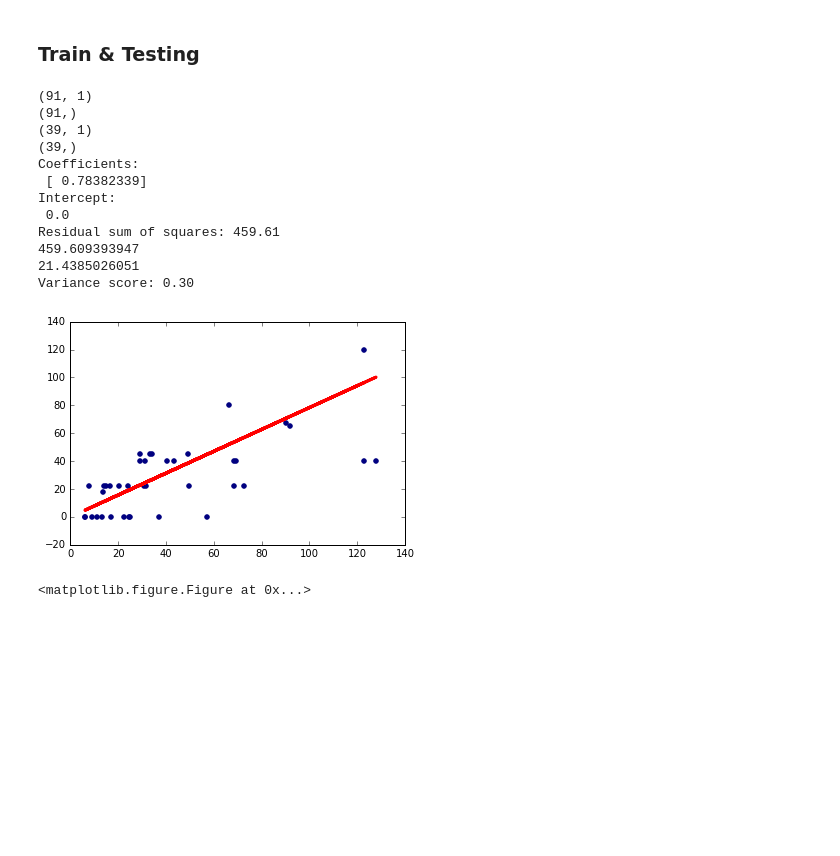
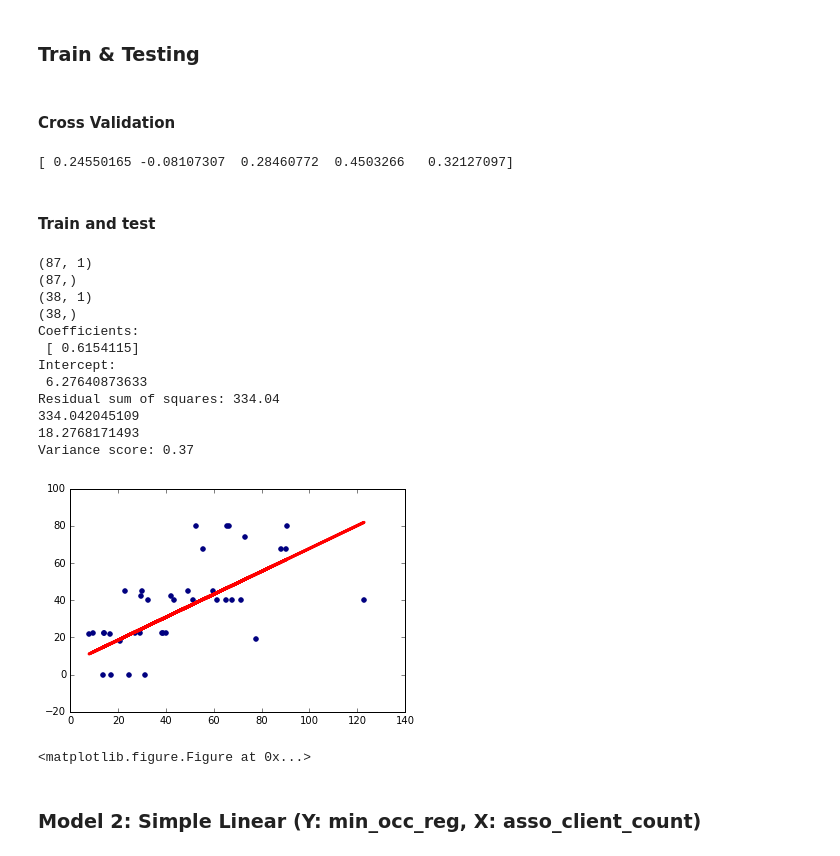
Before and after one commit to ConorSheehan1/ReSTimator_Team1100, a Jupyter notebook: app/project/Untitled.ipynb, the cells around one changed output. Saved outputs shown, nothing was run; the diff lists cells and outputs as text; code cells hidden in the pictures; blank space fills up the shorter version.

```diff
--- a/app/project/Untitled.ipynb
+++ b/app/project/Untitled.ipynb
@@ -403,2 +155,2 @@ See the caveats in the documentation: http://pandas.pydata.org/pandas-docs/stabl
 # %%
-df_abt["occupancy_number_adj"] = df_abt["adjustment"] + df_abt["occupancy_number"]
+# df_abt["occupancy_number_adj"] = df_abt["adjustment"] + df_abt["occupancy_number"]
@@ -477,0 +187,3 @@ df_regression
+# %%
+df_reg_1= df_abt[["min_occ_reg", "authenticated_client_count"]].copy()
+# df_reg_1
@@ -555,30 +288,28 @@ Warnings:
 # %% [markdown]
 #### Scikit Learn
 # %%
-X = df_regression["authenticated_client_count"].reshape(len(df_regression["authenticated_client_count"]), 1)
-y = df_regression["occupancy_number_adj"]
+X = df_reg_1["authenticated_client_count"].reshape(len(df_reg_1["authenticated_client_count"]), 1)
+y = df_reg_1["min_occ_reg"]
 
-lm_scikit = LinearRegression(fit_intercept=False)
+lm_scikit_1 = LinearRegression()
 
 # Fit the model
-lm_scikit.fit(X, y)
+lm_scikit_1.fit(X, y)
 
 # Coefficients
-print("Coefficients: \n", lm_scikit.coef_)
+print("Coefficients: \n", lm_scikit_1.coef_)
 # The intercept
-print('Intercept: \n', lm_scikit.intercept_)
+print('Intercept: \n', lm_scikit_1.intercept_)
 # The mean square error: MSE is more popular than MAE because MSE "punishes" larger errors.
 # But, RMSE is even more popular than MSE because RMSE is interpretable in the "y" units.
-print("Residual sum of squares: %.2f" % np.mean((lm_scikit.predict(X) - y) ** 2))
-print(metrics.mean_squared_error(y, lm_scikit.predict(X)))
-print(np.sqrt(metrics.mean_squared_error(y, lm_scikit.predict(X))))
-
+print("Residual sum of squares: %.2f" % metrics.mean_squared_error(y, lm_scikit_1.predict(X)))
+print("Square Root of Residual sum of squares: %.2f" % np.sqrt(metrics.mean_squared_error(y, lm_scikit_1.predict(X))))
 # Explained variance score: coefficient of determination (R^2)
-print("Variance score: %.2f" % lm_scikit.score(X, y))
+print("Variance score: %.2f" % lm_scikit_1.score(X, y))
 
 # Plot outputs
 plt.scatter(X, y,  color='navy')
-plt.plot(X, lm_scikit.predict(X), color='red',linewidth=2)
+plt.plot(X, lm_scikit_1.predict(X), color='red',linewidth=2)
 plt.figure(figsize=(20,20))
 plt.show()
 # %% [output]
@@ -641,45 +330,56 @@ See the caveats in the documentation: http://pandas.pydata.org/pandas-docs/stabl
 # %% [markdown]
 ### Train & Testing
+# %% [markdown]
+#### Cross Validation
+# %%
+R2_scores_1 = cross_val_score(lm_scikit_1.fit(X, y), X.astype(int), y.astype(int), cv=5, scoring="r2")
+print(R2_scores_1)
+# %% [output]
+[ 0.24550165 -0.08107307  0.28460772  0.4503266   0.32127097]
+# %% [markdown]
+#### Train and test
 # %%
 X_train, X_test, y_train, y_test = train_test_split(X, y, test_size=0.3)
 print(X_train.shape)
 print(y_train.shape)
 print(X_test.shape)
 print(y_test.shape)
 
+lm_scikit_1_t = LinearRegression()
+
 # Train the model using the training sets
-lm_scikit.fit(X_train, y_train)
+lm_scikit_1_t.fit(X_train, y_train)
 
 # The coefficients
-print('Coefficients: \n', lm_scikit.coef_)
+print('Coefficients: \n', lm_scikit_1_t.coef_)
 # The intercept
-print('Intercept: \n', lm_scikit.intercept_)
+print('Intercept: \n', lm_scikit_1_t.intercept_)
 # The mean square error
-print("Residual sum of squares: %.2f" % np.mean((lm_scikit.predict(X_test) - y_test) ** 2))
-print(metrics.mean_squared_error(y_test, lm_scikit.predict(X_test)))
-print(np.sqrt(metrics.mean_squared_error(y_test, lm_scikit.predict(X_test))))
+print("Residual sum of squares: %.2f" % np.mean((lm_scikit_1_t.predict(X_test) - y_test) ** 2))
+print(metrics.mean_squared_error(y_test, lm_scikit_1_t.predict(X_test)))
+print(np.sqrt(metrics.mean_squared_error(y_test, lm_scikit_1_t.predict(X_test))))
 # Explained variance score: coefficient of determination (R^2)
-print('Variance score: %.2f' % lm_scikit.score(X_test, y_test))
+print('Variance score: %.2f' % lm_scikit_1_t.score(X_test, y_test))
 
 # Plot outputs
 plt.scatter(X_test, y_test,  color='navy')
-plt.plot(X_test, lm_scikit.predict(X_test), color='red',linewidth=3)
+plt.plot(X_test, lm_scikit_1_t.predict(X_test), color='red',linewidth=3)
 plt.figure(figsize=(20,20))
 plt.show()
 # %% [output]
-(91, 1)
-(91,)
-(39, 1)
-(39,)
+(87, 1)
+(87,)
+(38, 1)
+(38,)
 Coefficients:
- [ 0.78382339]
+ [ 0.6154115]
 Intercept:
- 0.0
-Residual sum of squares: 459.61
-459.609393947
-21.4385026051
-Variance score: 0.30
+ 6.27640873633
+Residual sum of squares: 334.04
+334.042045109
+18.2768171493
+Variance score: 0.37
-[figure, old version]
+[figure, new version]
 <matplotlib.figure.Figure at 0x...>
 # %%
 # plt.scatter(lm_scikit.predict(X_train), lm_scikit.predict(X_train) - y_train, color="navy", s=40, alpha=0.5)
@@ -687,3 +387,5 @@ Variance score: 0.30
 # plt.hlines(y=0, xmin=0, xmax=160)
 # plt.title("Residual Plot: training (Navy) and test (Green) data")
 # plt.ylabel("Residuals")
+# %% [markdown]
+### Model 2: Simple Linear (Y: min_occ_reg, X: asso_client_count)
```
Also changed, not shown: parts of 79 cells of this notebook, 4 other files.
